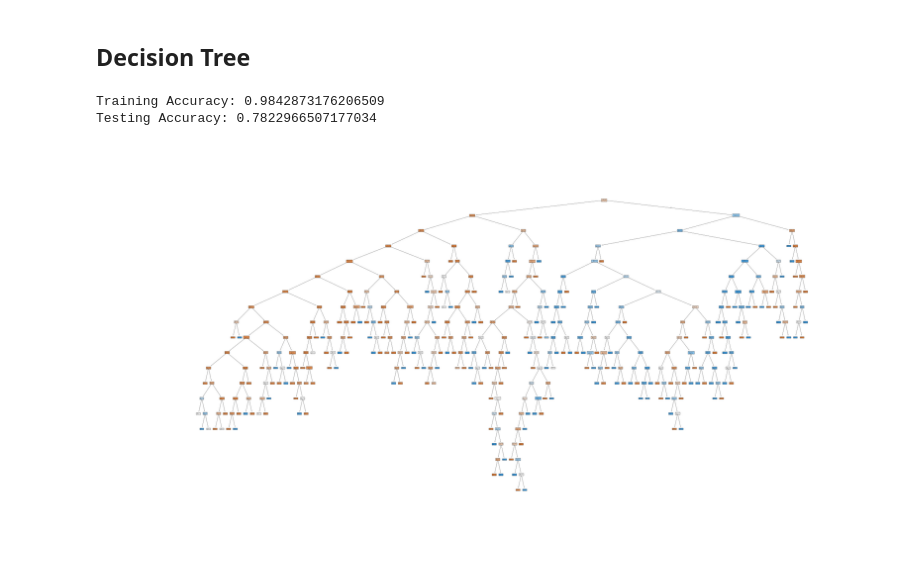
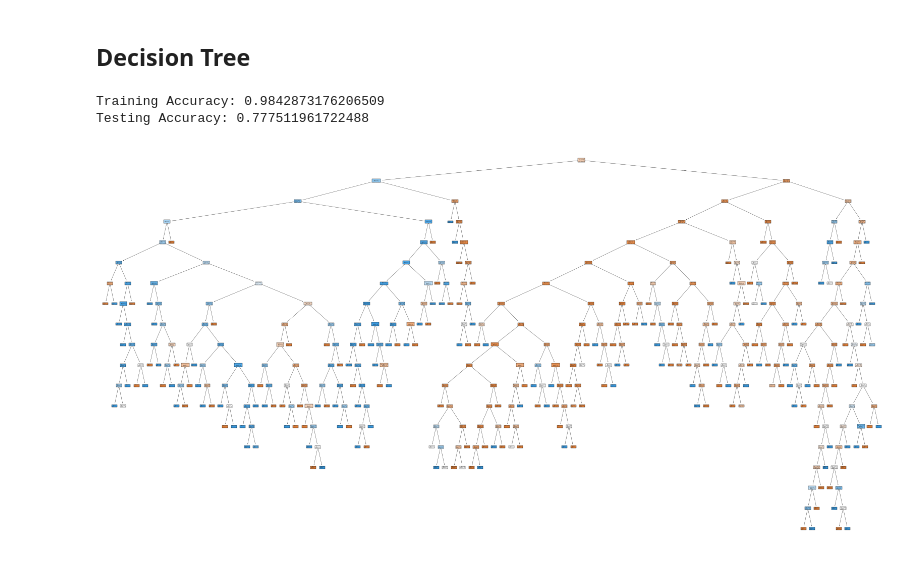
Before and after one commit to aidan-kleinman-2026/DATA6550-Visualization, a Jupyter notebook: Code/Price/PriceA_GroupProjectTitanic.ipynb, the cells around one changed output. Saved outputs shown, nothing was run; the diff lists cells and outputs as text; code cells hidden in the pictures.

Commit message:
new charts for accurate and misleading, and the updated notebook

```diff
--- a/Code/Price/PriceA_GroupProjectTitanic.ipynb
+++ b/Code/Price/PriceA_GroupProjectTitanic.ipynb
@@ -165,3 +142,0 @@ Name: count, dtype: int64
-# %%
-df_test_joined['Title'] = df_test_joined['Title'].map({'Mr': 0, 'Miss': 1, 'Mrs': 2, 'Master': 3, 'Other': 4, 'Rev': 5, 'Dr': 6})
-df_train['Title'] = df_train['Title'].map({'Mr': 0, 'Miss': 1, 'Mrs': 2, 'Master': 3, 'Other': 4, 'Rev': 5, 'Dr': 6})
@@ -192,6 +167,6 @@ Name: count, dtype: int64
 # %%
-df_train = pd.get_dummies(df_train, columns=['Embarked'], drop_first= False)
-df_test_joined = pd.get_dummies(df_test_joined, columns=['Embarked'], drop_first=False)
+df_train_processed = pd.get_dummies(df_train, columns=['Embarked'], drop_first= False)
+df_test_joined_processed = pd.get_dummies(df_test_joined, columns=['Embarked'], drop_first=False)
 # %%
 display(df_train.head())
 display(df_test_joined.head())
@@ -210,0 +186,3 @@ display(df_test_joined.head())
+# %%
+df_train_processed = pd.get_dummies(df_train_processed, columns=['Title'], drop_first=False)
+df_test_joined_processed = pd.get_dummies(df_test_joined_processed, columns=['Title'], drop_first=False)
@@ -215,26 +209,21 @@ from sklearn.tree import DecisionTreeClassifier, plot_tree
 from sklearn.metrics import accuracy_score, confusion_matrix
 from sklearn.model_selection import train_test_split, GridSearchCV
 # %%
-X_train = df_train.drop(columns=['Survived', 'PassengerId'])
-y_train = df_train['Survived']
-X_test = df_test_joined.drop(columns=['Survived', 'PassengerId'])
-y_test = df_test_joined['Survived']
+X_train = df_train_processed.drop(columns=['Survived', 'PassengerId'])
+y_train = df_train_processed['Survived']
+X_test = df_test_joined_processed.drop(columns=['Survived', 'PassengerId'])
+y_test = df_test_joined_processed['Survived']
 # %%
-
 dt = DecisionTreeClassifier(random_state=6500)
 dt.fit(X_train, y_train)
 print("Training Accuracy:", accuracy_score(y_train, dt.predict(X_train)))
 print("Testing Accuracy:", accuracy_score(y_test, dt.predict(X_test)))
 # %% [output]
 Training Accuracy: 0.9842873176206509
-Testing Accuracy: 0.7822966507177034
+Testing Accuracy: 0.777511961722488
 # %%
-# Create tree and save as SVG for infinite zoom
-figure = plt.figure(figsize=(30, 20))
-plot_tree(dt, feature_names=X_train.columns, filled=True, fontsize=10)
-plt.savefig('decision_tree.svg', format='svg', bbox_inches='tight')
-plt.savefig('decision_tree.png', format='png', dpi=300, bbox_inches='tight')
-print("Tree saved! Open 'decision_tree.svg' in your browser or 'decision_tree.png' to zoom")
+figure = plt.figure(figsize=(20, 10))
+plot_tree(dt, feature_names=X_train.columns, filled=True)
 plt.show()
 # %% [output]
-[figure, old version]
+[figure, new version]
```
Also changed, not shown: parts of 14 cells of this notebook, 3 other files.
